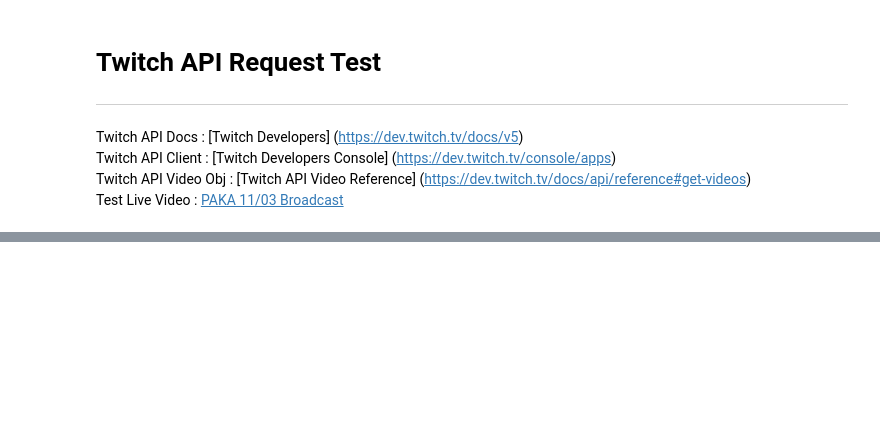
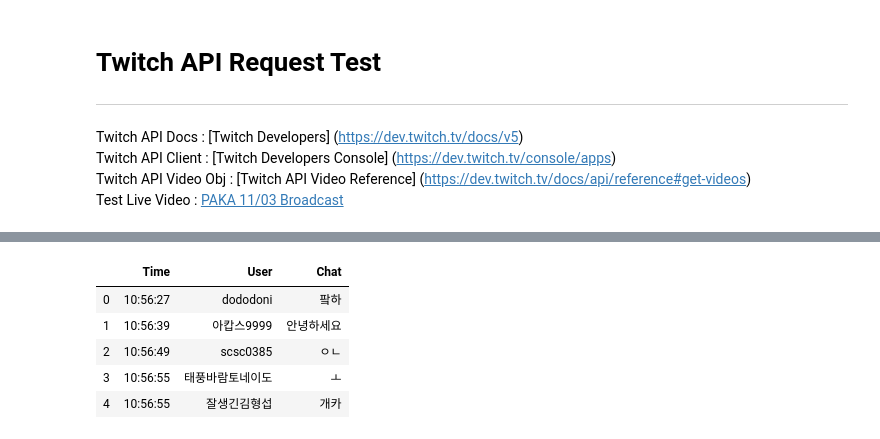
Before and after one commit to kimDaeGeon/LiveAutoClip, a Jupyter notebook: LiveAutoClip.ipynb, the cells around one changed output, grey strips where cells are left out. Cells and saved outputs as stored; diff of their text form; code cells hidden in the pictures; blank space fills up the shorter version.

```diff
--- a/LiveAutoClip.ipynb
+++ b/LiveAutoClip.ipynb
@@ -51,0 +58,10 @@ while True:
+# %%
+chat_log = pd.read_csv("chat_log.csv", encoding="utf-8-sig")
+chat_log.head()
+# %% [output]
+|  | Time | User | Chat |
+| 0 | 10:56:27 | dododoni | 팤하 |
+| 1 | 10:56:39 | 아캅스9999 | 안녕하세요 |
+| 2 | 10:56:49 | scsc0385 | ㅇㄴ |
+| 3 | 10:56:55 | 태풍바람토네이도 | ㅗ |
+| 4 | 10:56:55 | 잘생긴김형섭 | 개카 |
```
Also changed, not shown: parts of 15 cells of this notebook, 4 other files.
